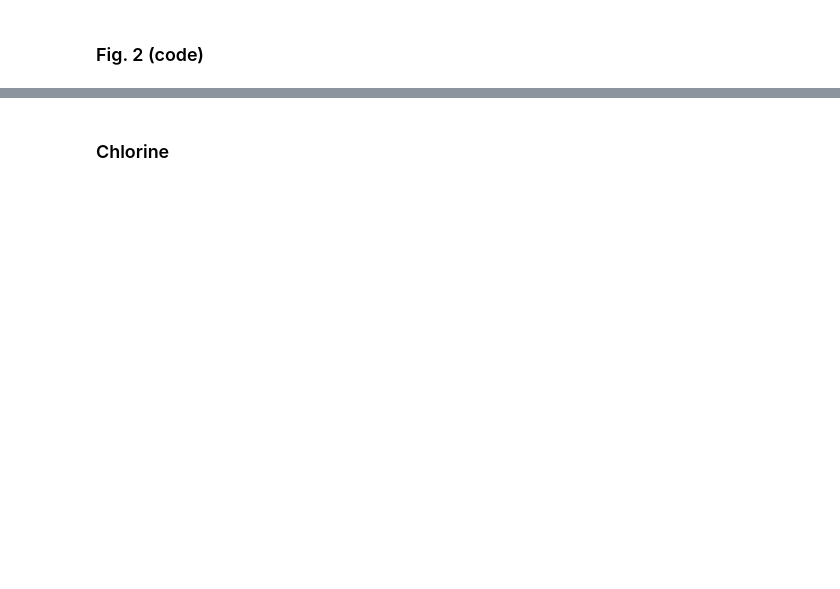
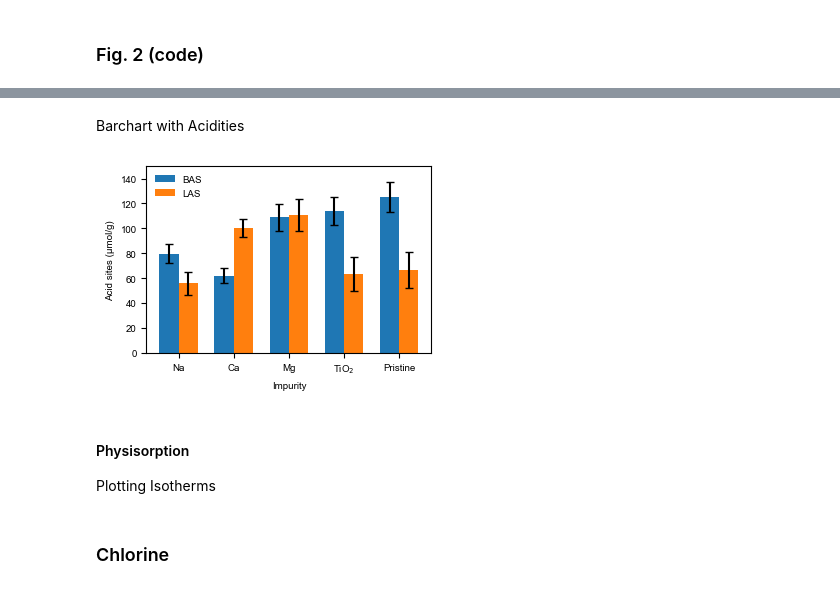
Before and after one commit to MyonicS/Manuscript_Impurities_2025, a Jupyter notebook: Impuritites_notebook.ipynb, the cells around one changed output, grey strips where cells are left out. Cells and saved outputs as stored; diff of their text form; code cells hidden in the pictures; blank space fills up the shorter version.

```diff
--- a/Impuritites_notebook.ipynb
+++ b/Impuritites_notebook.ipynb
@@ -516,0 +698,31 @@ plt.show()
+# %% [markdown]
+Barchart with Acidities
+# %%
+db = dbq.get_db()
+catalysts = db.index
+cat_names = ['Na', 'Ca', 'Mg', 'TiO$_2$', 'Pristine']
+property1 = db['BAS_Py']
+property2 = db['LAS_Py']
+
+fig, ax = plt.subplots()
+bar_width = 0.35
+bar1 = ax.bar(np.arange(len(catalysts)), property1, bar_width,yerr=property1*0.15/1.54,capsize=3, label='BAS', color='C0')
+bar2 = ax.bar(np.arange(len(catalysts)) + bar_width, property2, bar_width,yerr=property1*0.2/1.71,capsize=3, label='LAS', color='C1')
+
+
+ax.set_ylim(0, 150)
+ax.set_xlabel('Impurity')
+ax.set_ylabel('Acid sites (µmol/g)')
+ax.set_xticks(np.arange(len(catalysts)) + bar_width / 2)
+ax.set_xticklabels(cat_names)
+ax.legend(frameon=False, loc='upper left')
+
+plt.tight_layout()
+
+plt.savefig(os.path.join(figdir,'Barchart_Pyridine.svg'),transparent=True)
+plt.show()
+# %% [output]
+[figure, added]
+# %% [markdown]
+#### Physisorption
+Plotting Isotherms
```
Also changed, not shown: parts of 20 cells of this notebook, 9 other files.
